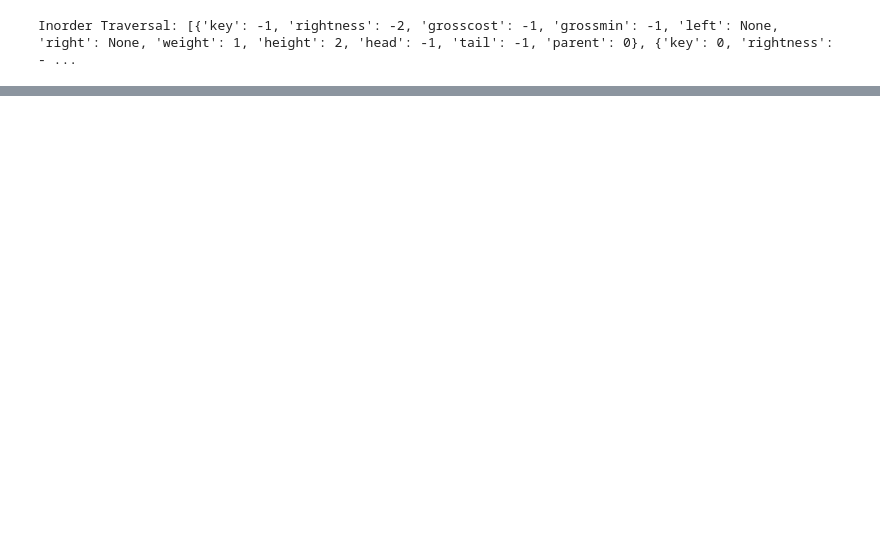
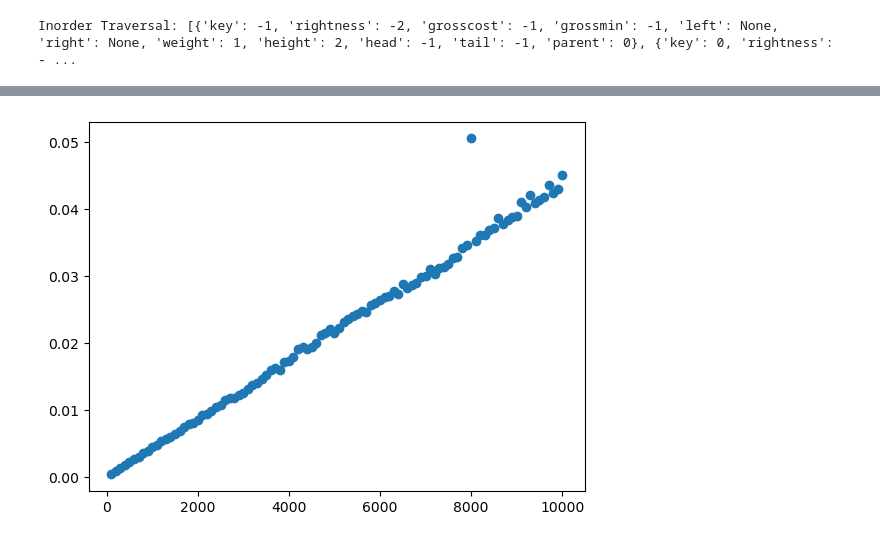
Before and after one commit to thinkinavi24/almost_linear_max_flow, a Jupyter notebook: dynamic_trees.ipynb, the cells around one changed output, grey strips where cells are left out. Saved outputs shown, nothing was run; the diff lists cells and outputs as text; code cells hidden in the pictures; blank space fills up the shorter version.

```diff
--- a/dynamic_trees.ipynb
+++ b/dynamic_trees.ipynb
@@ -360,0 +860,6 @@ SyntaxError: cannot assign to function call (1746644175.py, line 133)
+# %%
+import matplotlib.pyplot as plt
+plt.scatter(np.arange(100, 10100, 100), times3)
+plt.show()
+# %% [output]
+[figure, added]
```
Also changed, not shown: parts of 8 cells of this notebook.
